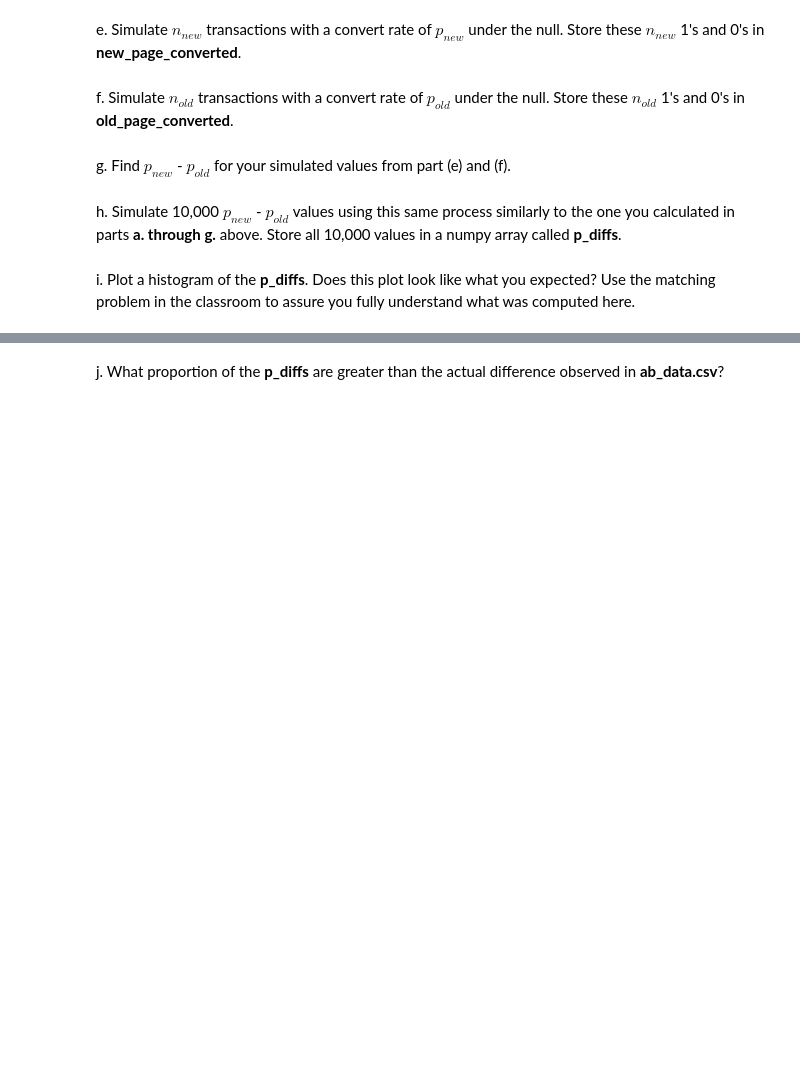
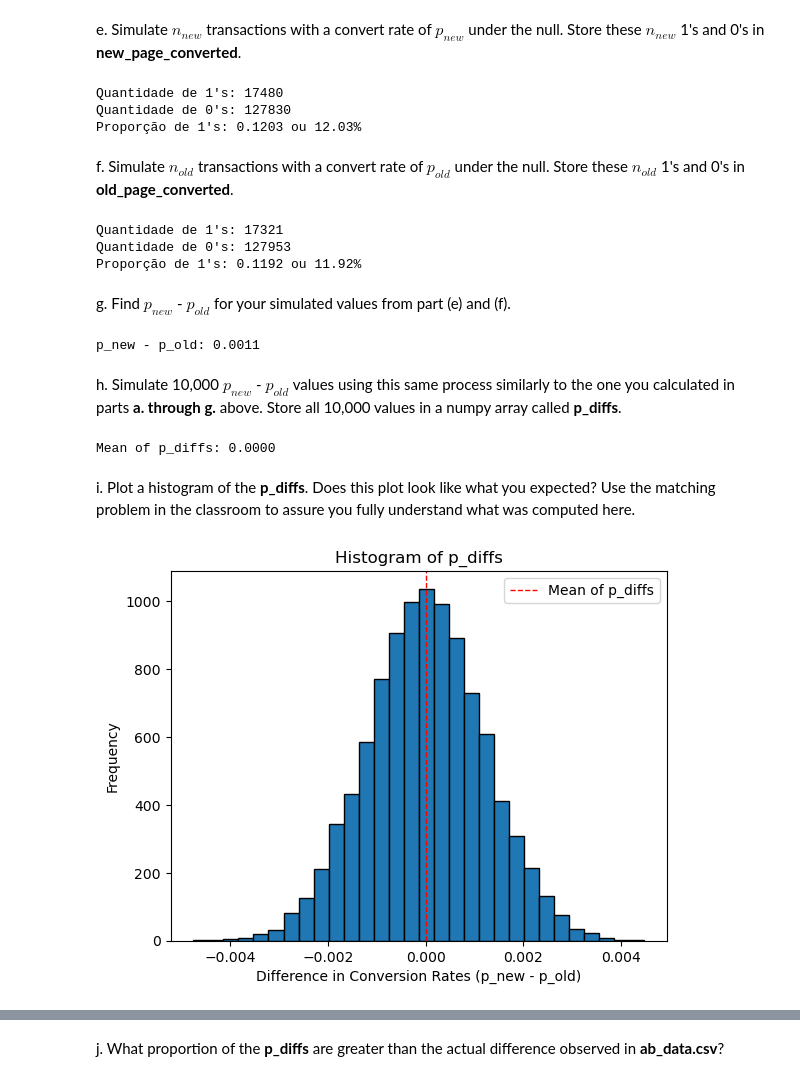
Before and after one commit to albertoivo/analyze-AB-test-results-dand, a Jupyter notebook: Analyze_ab_test_results_notebook.ipynb, the cells around one changed output, grey strips where cells are left out. Cells and saved outputs as stored; diff of their text form; code cells hidden in the pictures; blank space fills up the shorter version.

Commit message:
Part II is finished

```diff
--- a/Analyze_ab_test_results_notebook.ipynb
+++ b/Analyze_ab_test_results_notebook.ipynb
@@ -221,10 +293,71 @@ d. What is $n_{old}$?
 # %% [markdown]
 e. Simulate $n_{new}$ transactions with a convert rate of $p_{new}$ under the null.  Store these $n_{new}$ 1's and 0's in **new_page_converted**.
+# %%
+# Simulate n_new transactions with a convert rate of p_new under the null. Store these n_new 1's and 0's in new_page_converted
+new_page_converted = np.random.binomial(1, p_null, size=n_new)
+new_page_converted
+
+num_ones = np.sum(new_page_converted)
+num_zeros = len(new_page_converted) - num_ones
+proportion_ones = num_ones / len(new_page_converted)
+
+print(f"Quantidade de 1's: {num_ones}")
+print(f"Quantidade de 0's: {num_zeros}")
+print(f"Proporção de 1's: {proportion_ones:.4f} ou {proportion_ones:.2%}")
+# %% [output]
+Quantidade de 1's: 17480
+Quantidade de 0's: 127830
+Proporção de 1's: 0.1203 ou 12.03%
 # %% [markdown]
 f. Simulate $n_{old}$ transactions with a convert rate of $p_{old}$ under the null.  Store these $n_{old}$ 1's and 0's in **old_page_converted**.
+# %%
+# Simulate n_old transactions with a convert rate of p_new under the null. Store these n_old 1's and 0's in old_page_converted
+old_page_converted = np.random.binomial(1, p_null, size=n_old)
+old_page_converted
+
+num_ones = np.sum(old_page_converted)
+num_zeros = len(old_page_converted) - num_ones
+proportion_ones = num_ones / len(old_page_converted)
+
+print(f"Quantidade de 1's: {num_ones}")
+print(f"Quantidade de 0's: {num_zeros}")
+print(f"Proporção de 1's: {proportion_ones:.4f} ou {proportion_ones:.2%}")
+# %% [output]
+Quantidade de 1's: 17321
+Quantidade de 0's: 127953
+Proporção de 1's: 0.1192 ou 11.92%
 # %% [markdown]
 g. Find $p_{new}$ - $p_{old}$ for your simulated values from part (e) and (f).
+# %%
+p_new = np.mean(new_page_converted)
+p_old = np.mean(old_page_converted)
+print(f"p_new - p_old: {p_new - p_old:.4f}")
+# %% [output]
+p_new - p_old: 0.0011
 # %% [markdown]
 h. Simulate 10,000 $p_{new}$ - $p_{old}$ values using this same process similarly to the one you calculated in parts **a. through g.** above.  Store all 10,000 values in a numpy array called **p_diffs**.
+# %%
+# Simulate 10,000 $p_{new}$ - $p_{old}$ values using this same process similarly to the one you calculated in parts **a. through g.** above.  Store all 10,000 values in a numpy array called **p_diffs**.
+p_diffs = []
+for _ in range(10000):
+    new_page_converted = np.random.binomial(n_new, p_null) / n_new
+    old_page_converted = np.random.binomial(n_old, p_null) / n_old
+    p_diffs.append(new_page_converted - old_page_converted)
+
+# Convert to numpy array for further analysis
+p_diffs = np.array(p_diffs)
+print(f"Mean of p_diffs: {np.mean(p_diffs):.4f}")
+# %% [output]
+Mean of p_diffs: 0.0000
 # %% [markdown]
 i. Plot a histogram of the **p_diffs**.  Does this plot look like what you expected?  Use the matching problem in the classroom to assure you fully understand what was computed here.
+# %%
+plt.hist(p_diffs, bins=30, edgecolor='black')
+plt.title('Histogram of p_diffs')
+plt.xlabel('Difference in Conversion Rates (p_new - p_old)')
+plt.ylabel('Frequency')
+plt.axvline(x=np.mean(p_diffs), color='red', linestyle='dashed', linewidth=1, label='Mean of p_diffs')
+plt.legend()
+plt.show()
+# %% [output]
+[figure, added]
```
Also changed, not shown: parts of 23 cells of this notebook.
